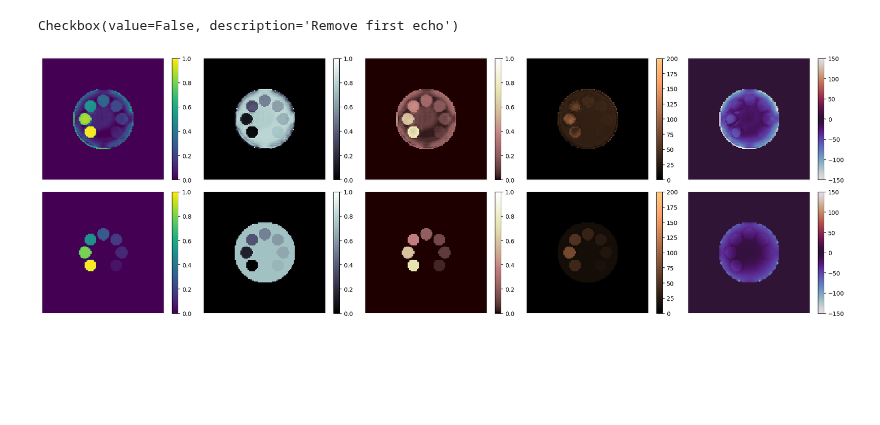
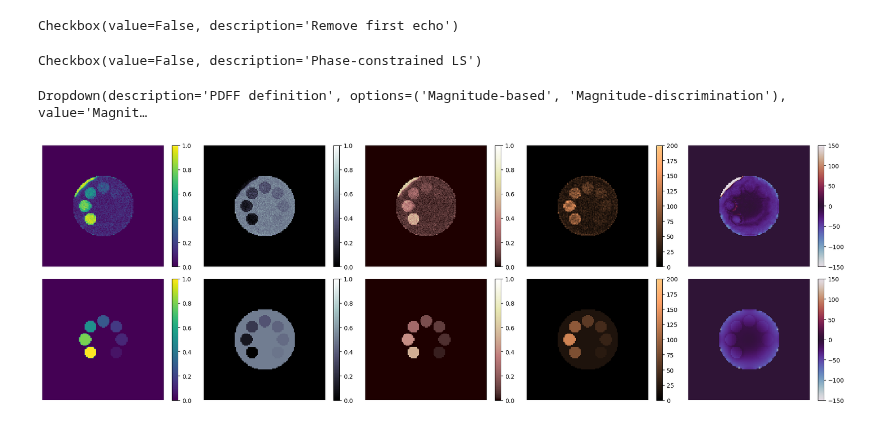
Before and after one commit to jpmeneses/IDEAL-GAN, a Jupyter notebook: ROI_phantom.ipynb, the cells around one changed output. Saved outputs shown, nothing was run; the diff lists cells and outputs as text; code cells hidden in the pictures; blank space fills up the shorter version.

```diff
--- a/ROI_phantom.ipynb
+++ b/ROI_phantom.ipynb
@@ -108,6 +108,24 @@ remove_ech1 = widgets.Checkbox(
 remove_ech1
 # %% [output]
 Checkbox(value=False, description='Remove first echo')
+# %%
+phase_const = widgets.Checkbox(
+    value=False,
+    description='Phase-constrained LS',
+)
+phase_const
+# %% [output]
+Checkbox(value=False, description='Phase-constrained LS')
+# %%
+pdff_def = widgets.Dropdown(
+    options=['Magnitude-based','Magnitude-discrimination'],
+    value='Magnitude-based',
+    description='PDFF definition',
+    disabled=False,
+)
+pdff_def
+# %% [output]
+Dropdown(description='PDFF definition', options=('Magnitude-based', 'Magnitude-discrimination'), value='Magnit…
 # %%
 if model_sel.value == 'U-Net':
     if ech_sel.value == 6:
@@ -153,7 +171,7 @@ elif model_sel.value == 'VET-Net':
     G_A2B = dl.PM_Generator(input_shape=(None,None,None,2), te_input=True, te_shape=(None,), filters=args.n_G_filters)
     checkpoint = tl.Checkpoint(dict(G_A2B=G_A2B), py.join(experiment_dir, 'checkpoints'))
 elif model_sel.value == 'AI-DEAL':
-    experiment_dir = py.join('output','Unsup-110')
+    experiment_dir = py.join('output','Unsup-306')
     args = py.args_from_yaml(py.join(experiment_dir, 'settings.yml'))
     G_A2B = dl.UNet(input_shape=(None,None,None,2), bayesian=True, ME_layer=True, filters=args.n_G_filters,
                     self_attention=args.D1_SelfAttention)
@@ -200,12 +218,12 @@ def sample(A, TE):
         if remove_ech1.value:
             A2B_WF = wf.get_rho(A[:,1:,...], A2B_PM, te=TE[:,1:,...])
         else:
-            A2B_WF = wf.get_rho(A, A2B_PM, te=TE)
+            A2B_WF = wf.get_rho(A, A2B_PM, te=TE, phase_constraint=phase_const.value)
         A2B = tf.concat([A2B_WF, A2B_PM], axis=1)
         A2B_var = None
     elif model_sel.value == 'AI-DEAL':
+        A2B_var_msk = tf.concat([A2B_msk,A2B_msk,A2B_msk,A2B_msk,A2B_msk], axis=1)
         A2B_msk = tf.concat([A2B_msk,A2B_msk,A2B_msk], axis=1)
-        A2B_var_msk = tf.concat([A2B_msk,A2B_msk,A2B_msk,A2B_msk,A2B_msk], axis=1)
         if remove_ech1.value:
             A2B_FM = G_A2B(A[:,1:,...], training=False)
         else:
@@ -219,13 +237,11 @@ def sample(A, TE):
         A2B_WF_var = tf.concat([A2B_WF_var,tf.zeros_like(A2B_WF_var)],axis=-1)
         A2B_PM_var = tf.concat([A2B_FM.variance(),A2B_R2.variance()],axis=-1)
         A2B_var = tf.concat([A2B_WF_var,A2B_PM_var], axis=1)
-        if A.shape[1] >= A2B_var.shape[1]:
-            A2B_var = tf.where(tf.abs(A[:,:5,...])>=5e-3, A2B_var, 1e-10)
-        else:
-            A_aux = tf.concat([A,A],axis=1)
-            A2B_var = tf.where(A2B_msk>=5e-3, A2B_var, 1e-10)
+        A2B_var = tf.where(A2B_var_msk>=5e-2, A2B_var, 1e-10)
+        if phase_const.value:
+            A2B_WF = wf.get_rho(A, A2B_PM, te=TE, phase_constraint=True)
         A2B = tf.concat([A2B_WF, A2B_PM], axis=1)
-        A2B = tf.where(A2B_msk>=5e-3, A2B, 0.0)
+        A2B = tf.where(A2B_msk>=5e-2, A2B, 0.0)
     return A2B, A2B_var
 
 def test(A, TE=None):
@@ -245,7 +261,10 @@ fig, ((ax0,ax1,ax2,ax3,ax4),(ax00,ax5,ax6,ax7,ax8))=plt.subplots(figsize=(19, 6)
 w_aux = np.squeeze(tf.abs(tf.complex(A2B[:,0,:,:,0],A2B[:,0,:,:,1])))
 f_aux = np.squeeze(tf.abs(tf.complex(A2B[:,1,:,:,0],A2B[:,1,:,:,1])))
 wf_aux = np.squeeze(tf.abs(tf.complex(A2B[:,0,:,:,0]+A2B[:,1,:,:,0],A2B[:,0,:,:,1]+A2B[:,1,:,:,1])))
-PDFF_res = np.where(f_aux >= w_aux, f_aux/wf_aux, 1-(w_aux/wf_aux))
+if pdff_def.value == 'Magnitude-based':
+    PDFF_res = f_aux/(w_aux+f_aux)
+elif pdff_def.value == 'Magnitude-discrimination':
+    PDFF_res = np.where(f_aux >= w_aux, f_aux/wf_aux, 1-(w_aux/wf_aux))
 PDFF_res[np.isnan(PDFF_res)] = 0.0
 
 # Model Measured PDFF
@@ -284,34 +303,34 @@ ax4.axis('off')
 # Computed maps in the second row
 FF_unet = ax00.imshow(PDFF_gt, vmin=0, vmax=1)
 fig.colorbar(FF_unet, ax=ax00)
 ax00.axis('off')
 
 W_unet = ax5.imshow(wn_aux, cmap='bone',
                     interpolation='none', vmin=0, vmax=1)
 fig.colorbar(W_unet, ax=ax5)
 ax5.axis('off')
 
 F_unet = ax6.imshow(fn_aux, cmap='pink',
                     interpolation='none', vmin=0, vmax=1)
 fig.colorbar(F_unet, ax=ax6)
 ax6.axis('off')
 
 r2n_aux = np.squeeze(B[:,2,:,:,1]) * r2_sc
 r2_unet = ax7.imshow(r2n_aux, cmap='copper',
                      interpolation='none', vmin=0, vmax=r2_sc)
 fig.colorbar(r2_unet, ax=ax7)
 ax7.axis('off')
 
 fieldn_aux = np.squeeze(B[:,2,:,:,0]) * fm_sc
 field_unet = ax8.imshow(fieldn_aux, cmap='twilight',
                         interpolation='none', vmin=-fm_sc/2, vmax=fm_sc/2)
 fig.colorbar(field_unet, ax=ax8)
 ax8.axis('off')
 
 plt.subplots_adjust(top=1,bottom=0,right=1,left=0,hspace=0.1,wspace=0)
 plt.show()
 # %% [output]
-[figure, old version]
+[figure, new version]
 # %%
 # DISPLAY ERROR (4 OUTPUTS)
 fig_err, (ix0,ix1,ix2,ix3,ix4) = plt.subplots(figsize=(19, 3), nrows=1, ncols=5)
```
Also changed, not shown: parts of 18 cells of this notebook.
